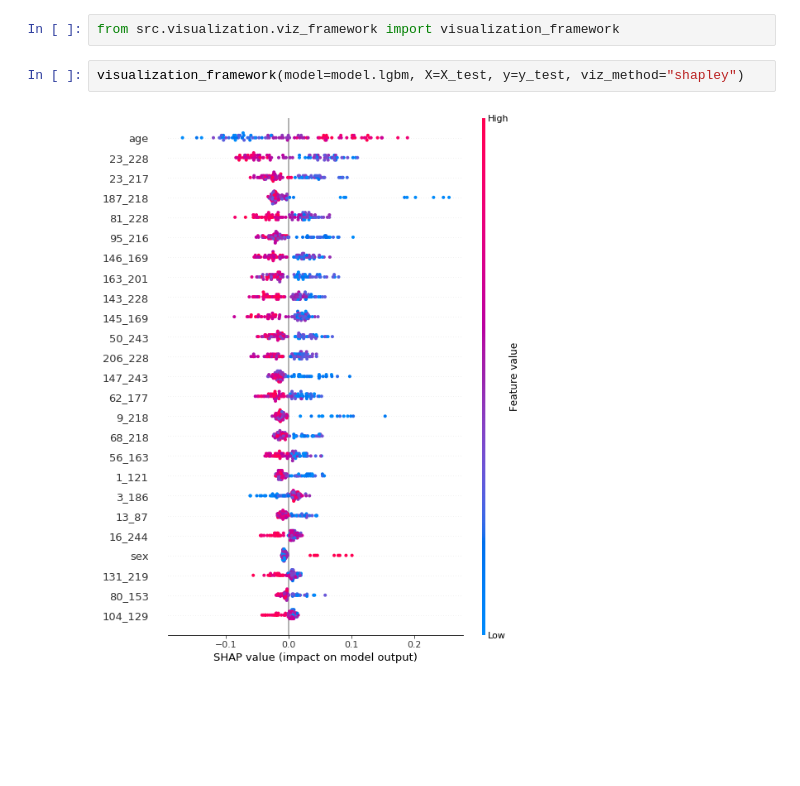
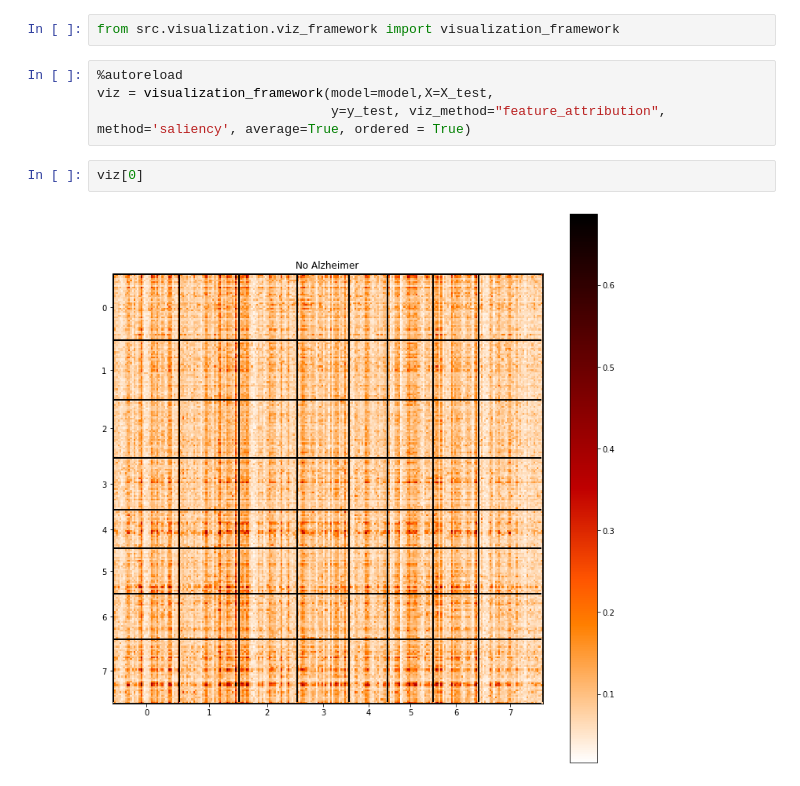
Before and after one commit to JanaGauss/Connectome, a Jupyter notebook: Connectome Pipeline.ipynb, the cells around one changed output. Saved outputs shown, nothing was run; the diff lists cells and outputs as text; blank space fills up the shorter version.

```diff
--- a/Connectome Pipeline.ipynb
+++ b/Connectome Pipeline.ipynb
@@ -138,6 +154,10 @@ For more details and customization of plots see our documentation.
 # %%
 from src.visualization.viz_framework import visualization_framework
 # %%
-visualization_framework(model=model.lgbm, X=X_test, y=y_test, viz_method="shapley")
+%autoreload
+viz = visualization_framework(model=model,X=X_test,
+                              y=y_test, viz_method="feature_attribution", method='saliency', average=True, ordered = True)
-# %% [output]
-[figure, removed]
+# %%
+viz[0]
+# %% [output]
+[figure, added]
```
Also changed, not shown: parts of 5 cells of this notebook, 8 other files.
